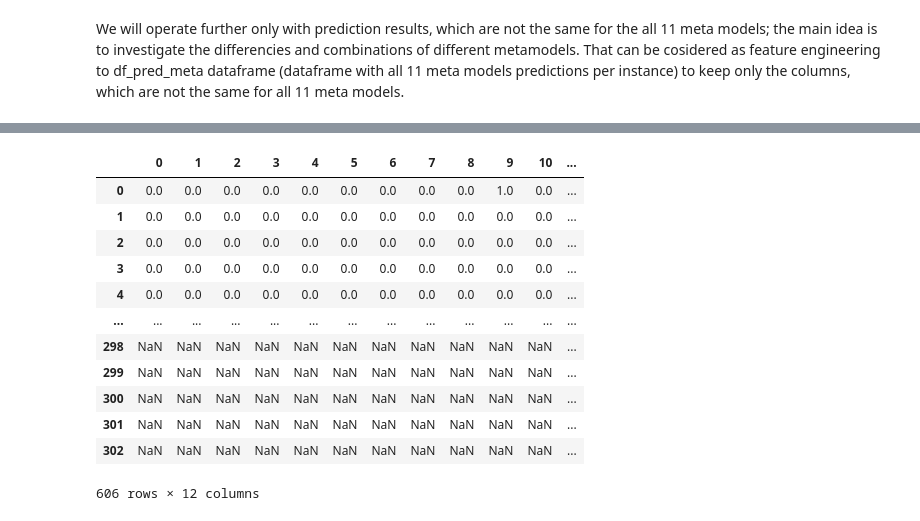
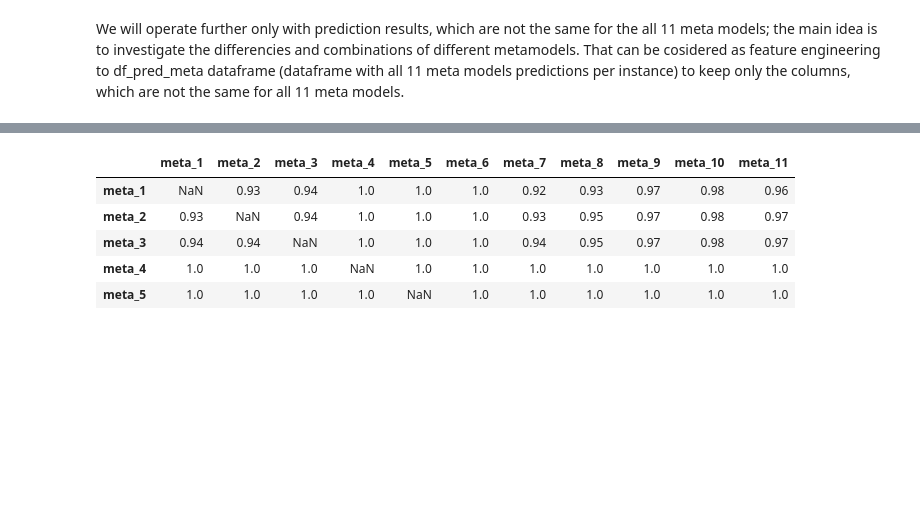
Before and after one commit to iploshchik/MetaStackVis, a Jupyter notebook: 2dv50e.ipynb, the cells around one changed output, grey strips where cells are left out. Cells and saved outputs as stored; diff of their text form; code cells hidden in the pictures; blank space fills up the shorter version.

```diff
--- a/2dv50e.ipynb
+++ b/2dv50e.ipynb
@@ -498,17 +441,0 @@ df_target
-# %%
-df_pred_meta_target = pd.concat([df_pred_meta.T, df_target], axis=0)
-df_pred_meta_target
-# %% [output]
-|  | 0 | 1 | 2 | 3 | 4 | 5 | 6 | 7 | 8 | 9 | 10 | ... |
-| 0 | 0.0 | 0.0 | 0.0 | 0.0 | 0.0 | 0.0 | 0.0 | 0.0 | 0.0 | 1.0 | 0.0 | ... |
-| 1 | 0.0 | 0.0 | 0.0 | 0.0 | 0.0 | 0.0 | 0.0 | 0.0 | 0.0 | 0.0 | 0.0 | ... |
-| 2 | 0.0 | 0.0 | 0.0 | 0.0 | 0.0 | 0.0 | 0.0 | 0.0 | 0.0 | 0.0 | 0.0 | ... |
-| 3 | 0.0 | 0.0 | 0.0 | 0.0 | 0.0 | 0.0 | 0.0 | 0.0 | 0.0 | 0.0 | 0.0 | ... |
-| 4 | 0.0 | 0.0 | 0.0 | 0.0 | 0.0 | 0.0 | 0.0 | 0.0 | 0.0 | 0.0 | 0.0 | ... |
-| ... | ... | ... | ... | ... | ... | ... | ... | ... | ... | ... | ... | ... |
-| 298 | NaN | NaN | NaN | NaN | NaN | NaN | NaN | NaN | NaN | NaN | NaN | ... |
-| 299 | NaN | NaN | NaN | NaN | NaN | NaN | NaN | NaN | NaN | NaN | NaN | ... |
-| 300 | NaN | NaN | NaN | NaN | NaN | NaN | NaN | NaN | NaN | NaN | NaN | ... |
-| 301 | NaN | NaN | NaN | NaN | NaN | NaN | NaN | NaN | NaN | NaN | NaN | ... |
-| 302 | NaN | NaN | NaN | NaN | NaN | NaN | NaN | NaN | NaN | NaN | NaN | ... |
-606 rows × 12 columns
@@ -514,0 +456,27 @@ df_pred_meta_target
+# %%
+# total number of predictions
+n_total = df_pred_meta_t.shape[0]
+# create new dataframe with rows and columns like columns in df_pred_meta_t
+df_pred_meta_cor = pd.DataFrame(index=df_pred_meta_t.columns, columns=df_pred_meta_t.columns)
+df_pred_meta_cor = df_pred_meta_cor.drop(columns=['target'])
+df_pred_meta_cor = df_pred_meta_cor.drop(index=['target'])
+
+for i in range(11):
+    for j in range(11):
+        if i != j:
+            # calculate how good two models can contribute to the prediction result
+            result = df_pred_meta_t.apply(lambda x: (x[f'meta_{i+1}'] == x['target']) or (x[f'meta_{j+1}'] == x['target']), axis=1)
+            # caclucate the number of wrong predictions for both models
+            n_wrong = result[result == False].shape[0]
+            # calculate the percentage of wrong predictions in total number of predictions
+            perc_correct = round((n_total - n_wrong) / n_total, 2)
+            # save the percentage in the dataframe
+            df_pred_meta_cor.loc[f'meta_{i+1}', f'meta_{j+1}'] = perc_correct
+df_pred_meta_cor.head()
+# %% [output]
+|  | meta_1 | meta_2 | meta_3 | meta_4 | meta_5 | meta_6 | meta_7 | meta_8 | meta_9 | meta_10 | meta_11 |
+| meta_1 | NaN | 0.93 | 0.94 | 1.0 | 1.0 | 1.0 | 0.92 | 0.93 | 0.97 | 0.98 | 0.96 |
+| meta_2 | 0.93 | NaN | 0.94 | 1.0 | 1.0 | 1.0 | 0.93 | 0.95 | 0.97 | 0.98 | 0.97 |
+| meta_3 | 0.94 | 0.94 | NaN | 1.0 | 1.0 | 1.0 | 0.94 | 0.95 | 0.97 | 0.98 | 0.97 |
+| meta_4 | 1.0 | 1.0 | 1.0 | NaN | 1.0 | 1.0 | 1.0 | 1.0 | 1.0 | 1.0 | 1.0 |
+| meta_5 | 1.0 | 1.0 | 1.0 | 1.0 | NaN | 1.0 | 1.0 | 1.0 | 1.0 | 1.0 | 1.0 |
```
Also changed, not shown: parts of 13 cells of this notebook.
